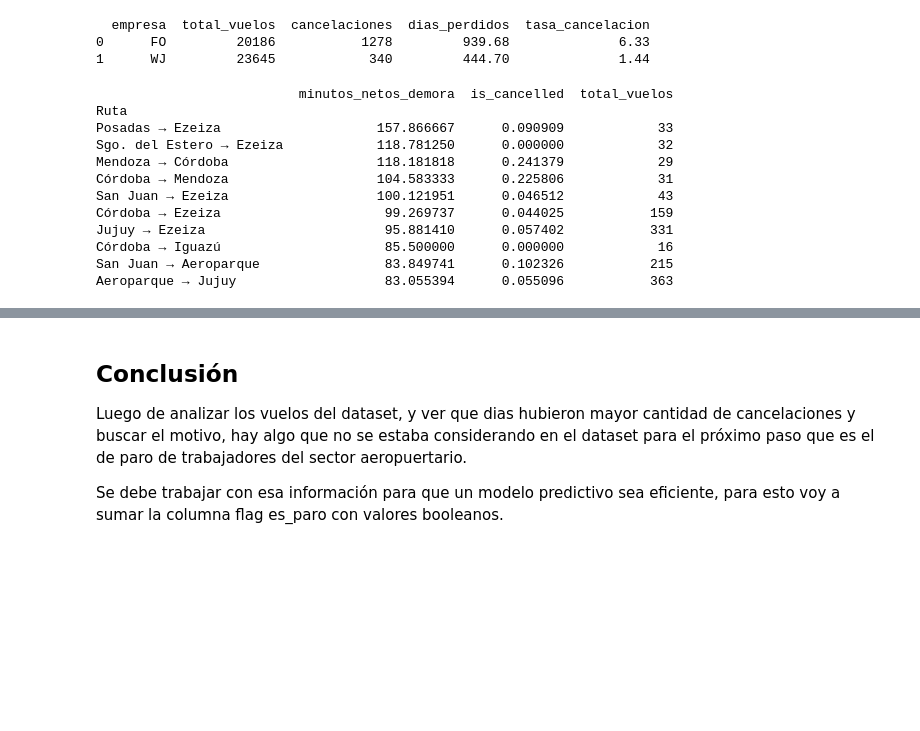
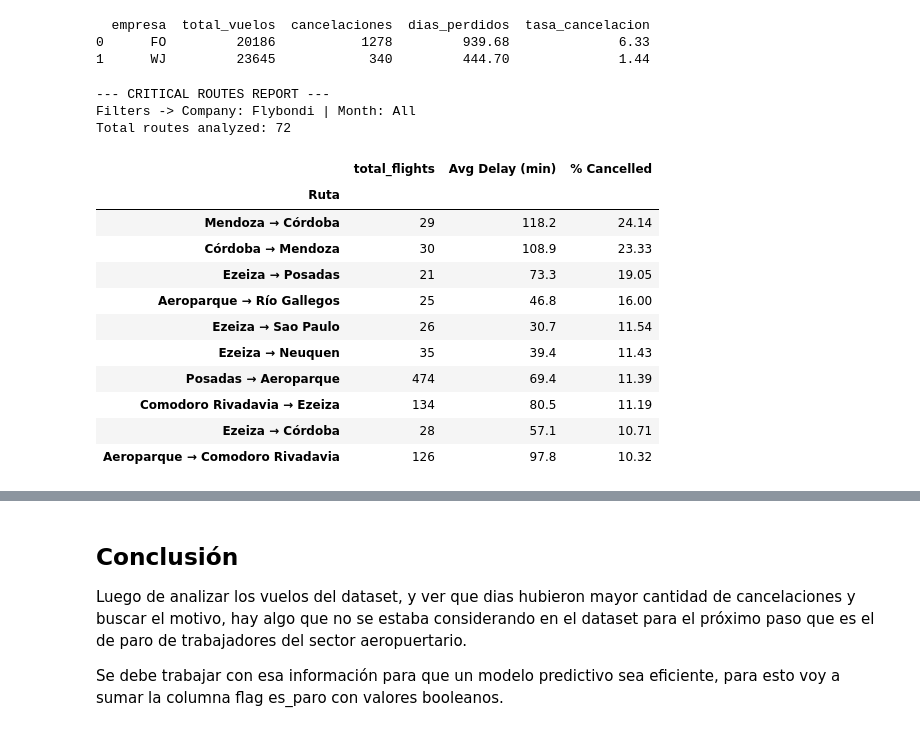
Before and after one commit to parivgabriela/Data_mining, a Jupyter notebook: analisis_estado_vuelos/notebooks/es/03_EDA_reporte.ipynb, the cells around one changed output, grey strips where cells are left out. Cells and saved outputs as stored; diff of their text form; code cells hidden in the pictures; blank space fills up the shorter version.

```diff
--- a/analisis_estado_vuelos/notebooks/es/03_EDA_reporte.ipynb
+++ b/analisis_estado_vuelos/notebooks/es/03_EDA_reporte.ipynb
@@ -574,28 +672,21 @@ print(df_reporte[['empresa', 'total_vuelos', 'cancelaciones', 'dias_perdidos', '
   empresa  total_vuelos  cancelaciones  dias_perdidos  tasa_cancelacion
 0      FO         20186           1278         939.68              6.33
 1      WJ         23645            340         444.70              1.44
-# %%
-# Agrupamos por ruta (Origen-Destino)
-ruta_critica = df.groupby('Ruta').agg({
-    'minutos_netos_demora': 'mean',
-    'is_cancelled': 'mean',
-    'empresa': 'count' # Para saber cuántos vuelos totales tiene esa ruta
-}).rename(columns={'empresa': 'total_vuelos'})
-
-# Filtramos rutas con un volumen mínimo de vuelos para que el dato sea estadísticamente relevante
-ruta_critica = ruta_critica[ruta_critica['total_vuelos'] > 10].sort_values(by='minutos_netos_demora', ascending=False)
-
-print(ruta_critica.head(10))
-# %% [output]
-                          minutos_netos_demora  is_cancelled  total_vuelos
-Ruta
-Posadas → Ezeiza                    157.866667      0.090909            33
-Sgo. del Estero → Ezeiza            118.781250      0.000000            32
-Mendoza → Córdoba                   118.181818      0.241379            29
-Córdoba → Mendoza                   104.583333      0.225806            31
-San Juan → Ezeiza                   100.121951      0.046512            43
-Córdoba → Ezeiza                     99.269737      0.044025           159
-Jujuy → Ezeiza                       95.881410      0.057402           331
-Córdoba → Iguazú                     85.500000      0.000000            16
-San Juan → Aeroparque                83.849741      0.102326           215
-Aeroparque → Jujuy                   83.055394      0.055096           363
+# %%
+get_critical_routes_report(df, "FO")
+# %% [output]
+--- CRITICAL ROUTES REPORT ---
+Filters -> Company: Flybondi | Month: All
+Total routes analyzed: 72
+|  | total_flights | Avg Delay (min) | % Cancelled |
+| Ruta |  |  |  |
+| Mendoza → Córdoba | 29 | 118.2 | 24.14 |
+| Córdoba → Mendoza | 30 | 108.9 | 23.33 |
+| Ezeiza → Posadas | 21 | 73.3 | 19.05 |
+| Aeroparque → Río Gallegos | 25 | 46.8 | 16.00 |
+| Ezeiza → Sao Paulo | 26 | 30.7 | 11.54 |
+| Ezeiza → Neuquen | 35 | 39.4 | 11.43 |
+| Posadas → Aeroparque | 474 | 69.4 | 11.39 |
+| Comodoro Rivadavia → Ezeiza | 134 | 80.5 | 11.19 |
+| Ezeiza → Córdoba | 28 | 57.1 | 10.71 |
+| Aeroparque → Comodoro Rivadavia | 126 | 97.8 | 10.32 |
```
Also changed, not shown: parts of 30 cells of this notebook.
